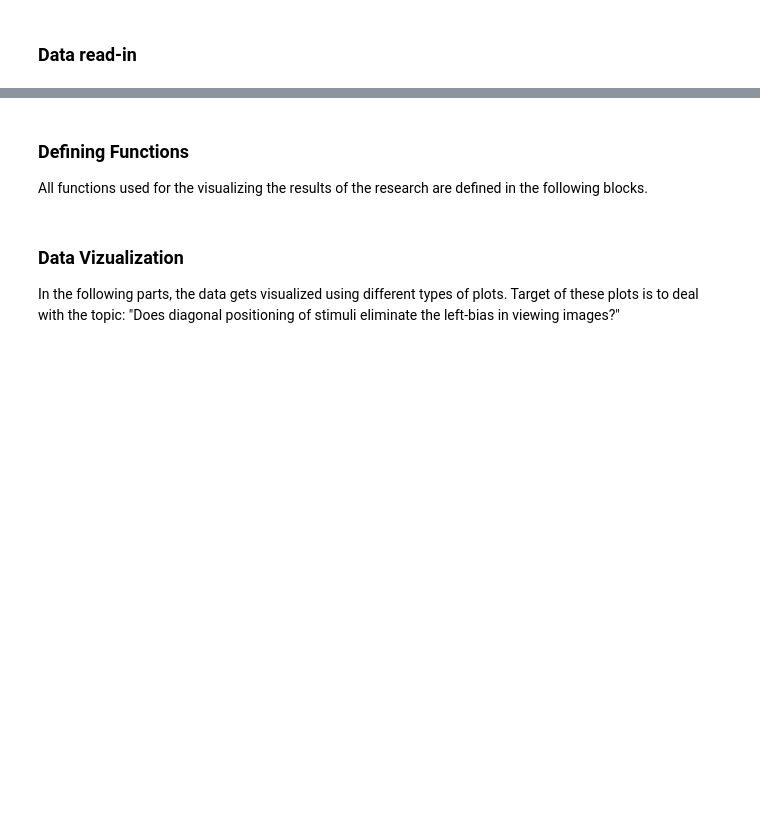
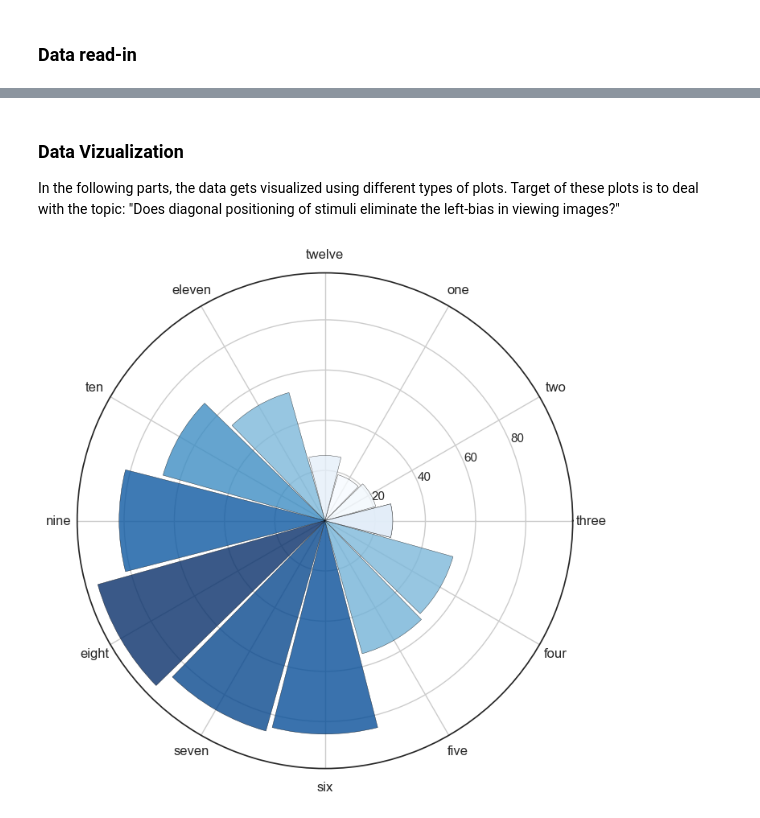
Before and after one commit to PatrickEbner/2024-SoSe_EyeTracking, a Jupyter notebook: scripts/DiagonalBias.ipynb, the cells around one changed output, grey strips where cells are left out. Cells and saved outputs as stored; diff of their text form; code cells hidden in the pictures; blank space fills up the shorter version.

```diff
--- a/scripts/DiagonalBias.ipynb
+++ b/scripts/DiagonalBias.ipynb
@@ -29,2 +72,21 @@ data_tsv = pd.read_csv(tsv_file, sep='\t')
+# %%
+# Function 1
+# Function to check if the fixation is within the threshold distance from any target coordinate
+def is_within_threshold(row, target_coords, threshold):
+    x, y = row['x_coord'], row['y_coord']
+    for tx, ty in target_coords:
+        if np.sqrt((x - tx)**2 + (y - ty)**2) <= threshold:
+            return True
+    return False
+
+
+# Function 2
+# Function to find the closest target coordinate within the threshold distance
+def find_closest_target(row, target_coords, threshold):
+    x, y = row['x_coord'], row['y_coord']
+    for tx, ty in target_coords:
+        if np.sqrt((x - tx)**2 + (y - ty)**2) <= threshold:
+            return (tx, ty)
+    return None
 # %% [markdown]
 ### Data Preprocessing
@@ -37,3 +93,0 @@ In the data preprocessing, the data gets prepared for the analysis following in
-# %% [markdown]
-### Defining Functions
-All functions used for the visualizing the results of the research are defined in the following blocks.
@@ -54,0 +160,35 @@ In the following parts, the data gets visualized using different types of plots.
+# %%
+# Die Kategorien in der gewünschten Reihenfolge umsortieren
+categories = ['three', 'two', 'one','twelve', 'eleven', 'ten', 'nine', 'eight', 'seven', 'six', 'five', 'four']
+
+# Die Werte in der Reihenfolge der Kategorien anordnen
+values = sum_df.set_index('Coordinate').reindex(categories)['Count'].fillna(0).values
+
+# Anzahl der Kategorien
+num_vars = len(categories)
+
+# Winkel für jedes Segment berechnen
+angles = np.linspace(0, 2 * np.pi, num_vars, endpoint=False).tolist()
+
+# Werte für den geschlossenen Radialplot erweitern
+values = np.concatenate((values,[values[0]]))
+angles += angles[:1]
+
+# Colormap definieren (eine Farbe mit unterschiedlichen Intensitäten)
+cmap = plt.cm.Blues  # Blau als Basisfarbe
+norm = Normalize(vmin=min(values), vmax=max(values))
+colors = cmap(norm(values))
+
+# Plot erstellen
+fig, ax = plt.subplots(figsize=(8, 8), subplot_kw=dict(polar=True))
+
+# Balken für jedes Segment erstellen
+bars = ax.bar(angles, values, width=0.5, color=colors, edgecolor='black', linewidth=0.3, alpha=0.8)
+
+# Kategorien als Beschriftungen setzen
+ax.set_xticks(angles[:-1])
+ax.set_xticklabels(categories, fontsize=12, ha='center')
+
+plt.show()
+# %% [output]
+[figure, added]
```
Also changed, not shown: parts of 11 cells of this notebook, 14 other files.
